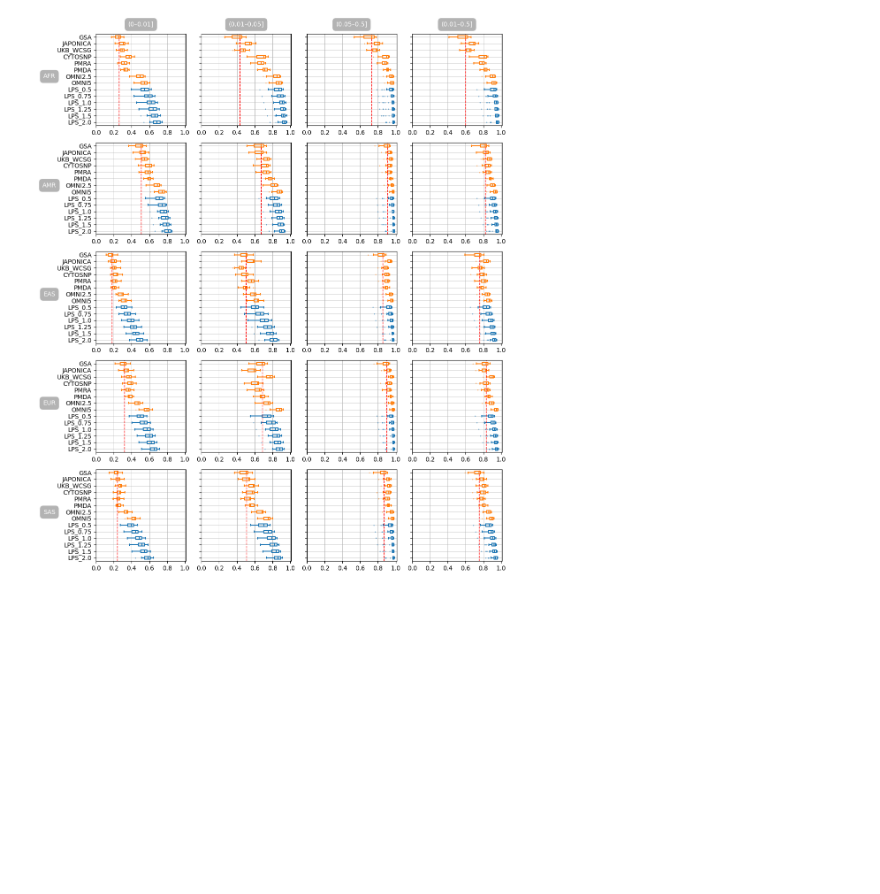
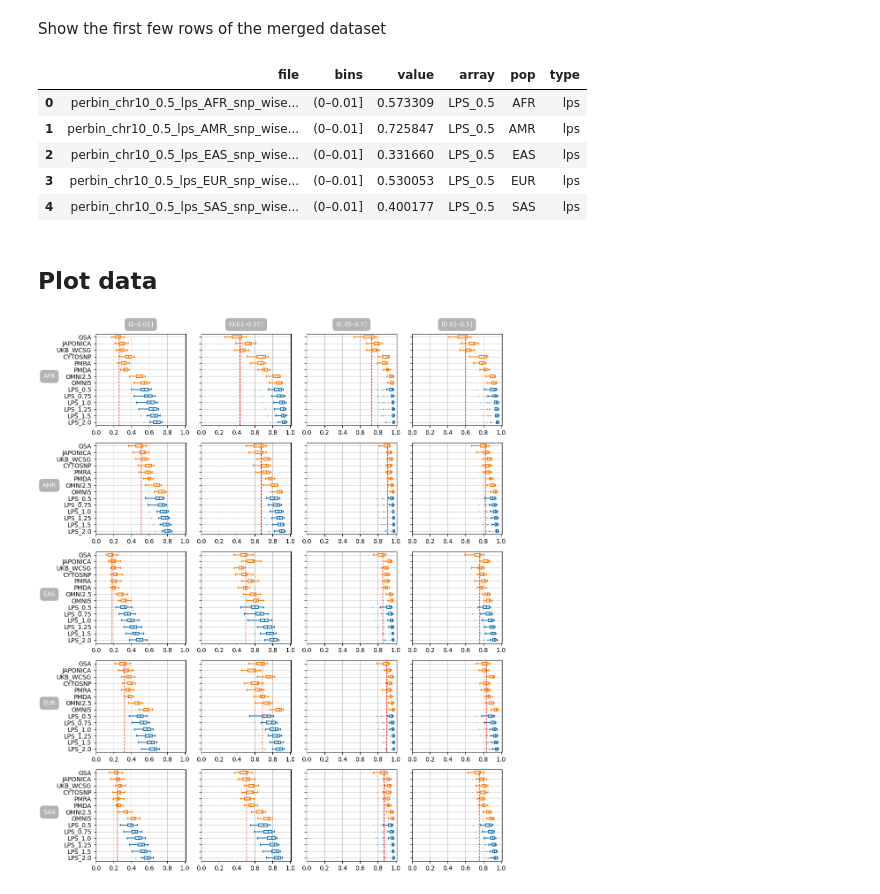
Before and after one commit to KTest-VN/lps_paper, a Jupyter notebook: docs/evaluation/jupyter-files/02.imp_cov.ipynb, the cells around one changed output. Drawn from its saved outputs; the diff is of its cells as text; code cells hidden in the pictures; blank space fills up the shorter version.

```diff
--- a/docs/evaluation/jupyter-files/02.imp_cov.ipynb
+++ b/docs/evaluation/jupyter-files/02.imp_cov.ipynb
@@ -3,2 +25,9 @@ import pandas as pd
+# %%
+## Input variables
+raw_lps_res = '../../../evaluation/downstream/data/raw_snpwise_accuracy/lps_all_cov.txt'
+raw_arr_res = '../../../evaluation/downstream/data/raw_snpwise_accuracy/array_all_cov.txt'
+
+output_figs_folder = '../../../evaluation/downstream/out_figs'
+output_table_folder = '../../../evaluation/downstream/out_tables'
 # %%
 def get_lps(s):
@@ -9,13 +48,28 @@ def get_array(s):
     t = s.split('_')
     return f'{t[2]}'
 # %%
-def process_perbin(path, array = None):
-    df = pd.read_csv(path, header = None, sep = '\t')
+def process_perbin(path, array=None):
+    """
+    Process a per-bin results file and return a standardized long-format DataFrame.
+
+    Parameters:
+    - path (str): Path to the tab-separated result file.
+    - array (bool): True if the file is from an array dataset, False (default) if from an LPS dataset.
+
+    Returns:
+    - pd.DataFrame: Long-format data with columns ['file', 'bins', 'value', 'array', 'pop', 'type']
+    """
+    # Read the file into a DataFrame with no header
+    df = pd.read_csv(path, header=None, sep='\t')
+
+    # Rename columns: 'file' for the file identifier, followed by bins
     df.columns = ["file", "(0–0.01]", "(0.01–0.05]", "(0.05–0.5]", "(0.01–0.5]"]
-    #df = df.iloc[:, :-1]
+
+    # Melt the DataFrame to long format: one row per bin per file
     df = pd.melt(df, id_vars=['file'], var_name='bins')
 
     if array:
+        # Standardize array naming from various vendor-specific labels
         df['file'] = df['file'].replace(regex={
             'Axiom_PMRA': 'PMRA',
             'Axiom_JAPONICA': 'JAPONICA',
@@ -26,20 +80,25 @@ def process_perbin(path, array = None):
             'Axiom_PMDA': 'PMDA',
             'Axiom_UKB_WCSG': 'UKB-WCSG'
         })
-        #print(df)
+
+        # Extract array name and population code
         df['array'] = [get_array(i) for i in df['file']]
         df['pop'] = [i.split('_')[3] for i in df['file']]
+
+        # Normalize naming for UKB_WCSG
         df['array'] = df['array'].replace(regex={
             'UKB-WCSG': 'UKB_WCSG'
         })
+
         df['type'] = 'array'
     else:
+        # Extract composite identifier and population for LPS
         df['array'] = [get_lps(i) for i in df['file']]
         df['pop'] = [i.split('_')[4] for i in df['file']]
         df['type'] = 'lps'
 
     return df
 # %%
-lps_res = process_perbin('data/raw_snpwise_accuracy/lps_all_cov.txt')
-
-array_res = process_perbin('data/raw_snpwise_accuracy/array_all_cov.txt', array=True)
+# Process both LPS and array results
+lps_res = process_perbin(raw_lps_res)
+array_res = process_perbin(raw_arr_res, array=True)
@@ -59,2 +108,15 @@ import numpy as np
+# %% [markdown]
+Show the first few rows of the merged dataset
+# %%
+data.head()
+# %% [output]
+|  | file | bins | value | array | pop | type |
+| 0 | perbin_chr10_0.5_lps_AFR_snp_wise... | (0–0.01] | 0.573309 | LPS_0.5 | AFR | lps |
+| 1 | perbin_chr10_0.5_lps_AMR_snp_wise... | (0–0.01] | 0.725847 | LPS_0.5 | AMR | lps |
+| 2 | perbin_chr10_0.5_lps_EAS_snp_wise... | (0–0.01] | 0.331660 | LPS_0.5 | EAS | lps |
+| 3 | perbin_chr10_0.5_lps_EUR_snp_wise... | (0–0.01] | 0.530053 | LPS_0.5 | EUR | lps |
+| 4 | perbin_chr10_0.5_lps_SAS_snp_wise... | (0–0.01] | 0.400177 | LPS_0.5 | SAS | lps |
+# %% [markdown]
+## Plot data
 # %%
 def do_filter_data(data, bins, pop):
```
Also changed, not shown: parts of 18 cells of this notebook, 5 other files.
